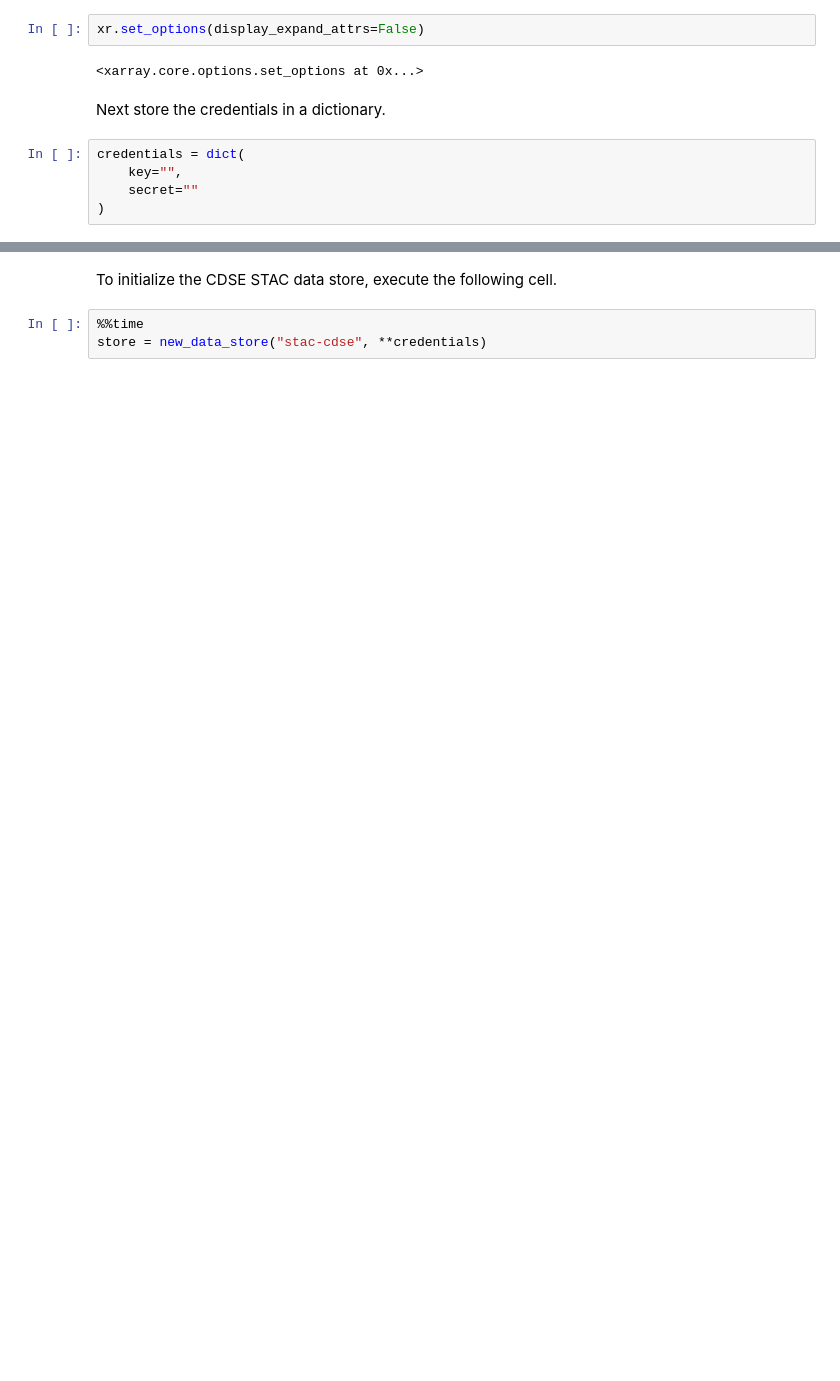
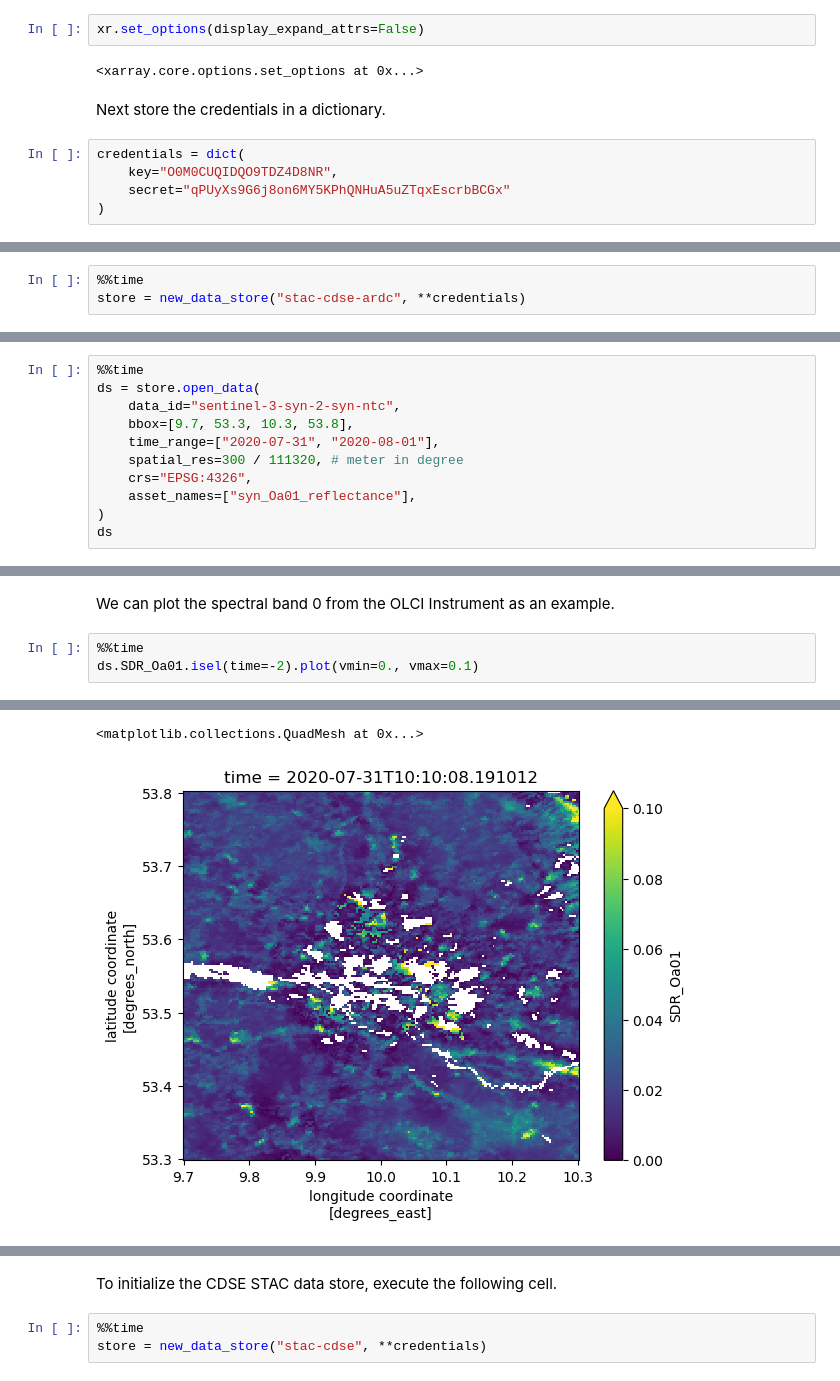
Before and after one commit to xcube-dev/xcube-stac, a Jupyter notebook: examples/notebooks/cdse_sentinel_3.ipynb, the cells around one changed output, grey strips where cells are left out. Cells and saved outputs as stored; diff of their text form; blank space fills up the shorter version.

Commit message:
sen3 ardc works

```diff
--- a/examples/notebooks/cdse_sentinel_3.ipynb
+++ b/examples/notebooks/cdse_sentinel_3.ipynb
@@ -27,6 +27,6 @@ xr.set_options(display_expand_attrs=False)
 Next store the credentials in a dictionary.
 # %%
 credentials = dict(
-    key="",
-    secret=""
+    key="O0M0CUQIDQO9TDZ4D8NR",
+    secret="qPUyXs9G6j8on6MY5KPhQNHuA5uZTqxEscrbBCGx"
 )
@@ -34,0 +54,3 @@ First, we get the store parameters needed to initialize a STAC [data store](http
+# %%
+%%time
+store = new_data_store("stac-cdse-ardc", **credentials)
@@ -34,0 +82,11 @@ First, we get the store parameters needed to initialize a STAC [data store](http
+# %%
+%%time
+ds = store.open_data(
+    data_id="sentinel-3-syn-2-syn-ntc",
+    bbox=[9.7, 53.3, 10.3, 53.8],
+    time_range=["2020-07-31", "2020-08-01"],
+    spatial_res=300 / 111320, # meter in degree
+    crs="EPSG:4326",
+    asset_names=["syn_Oa01_reflectance"],
+)
+ds
@@ -34,0 +136,6 @@ First, we get the store parameters needed to initialize a STAC [data store](http
+# %% [markdown]
+We can plot the spectral band 0 from the  OLCI Instrument as an example.
+# %%
+%%time
+ds.SDR_Oa01.isel(time=-2).plot(vmin=0., vmax=0.1)
+# %% [output]
@@ -34,0 +144,2 @@ First, we get the store parameters needed to initialize a STAC [data store](http
+<matplotlib.collections.QuadMesh at 0x...>
+[figure, added]
```
Also changed, not shown: parts of 21 cells of this notebook, 14 other files.
